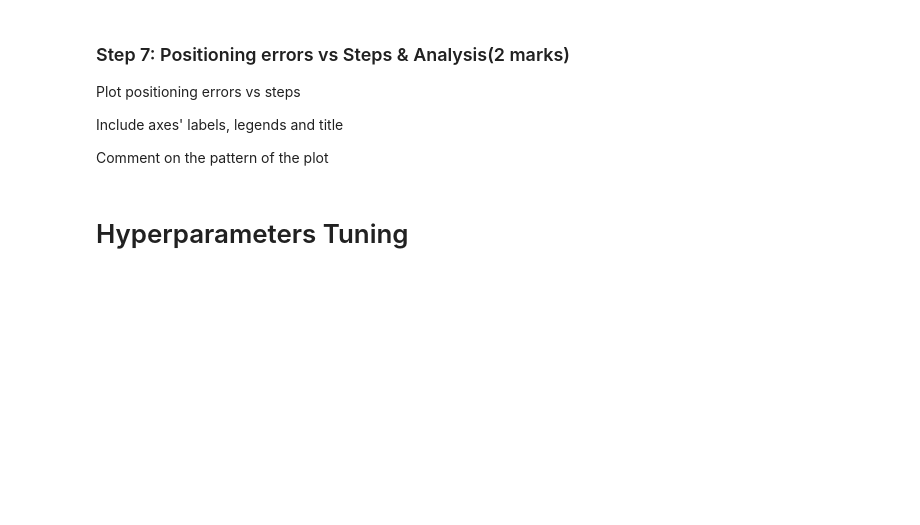
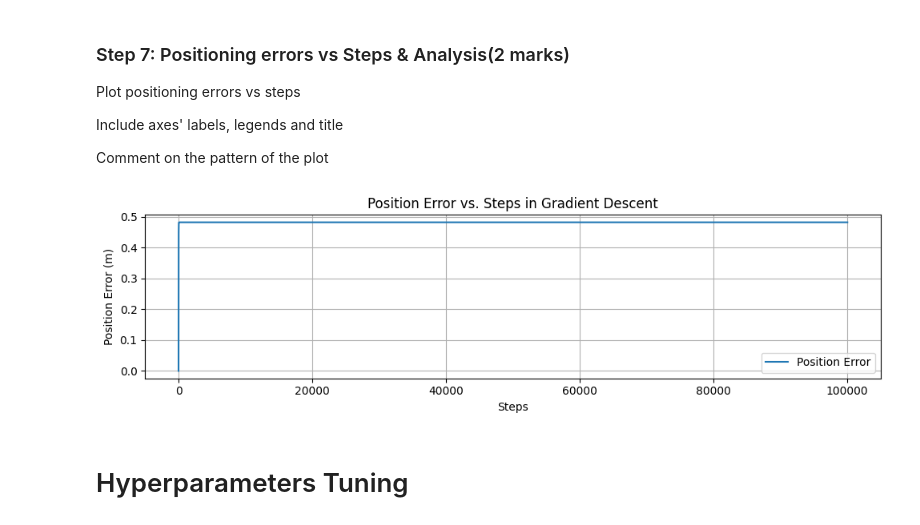
Before and after one commit to mahweerkumar/engg680_2024_fall, a Jupyter notebook: Lab_Assignment3/Assignment3 (1).ipynb, the cells around one changed output. Drawn from its saved outputs; the diff is of its cells as text; code cells hidden in the pictures; blank space fills up the shorter version.

```diff
--- a/Lab_Assignment3/Assignment3 (1).ipynb
+++ b/Lab_Assignment3/Assignment3 (1).ipynb
@@ -305,0 +396,20 @@ optimized_params = #...
+# %%
+# Call the gradient_descent function to optimize the estimating parameters
+optimized_params = gradient_descent(pseudorange, s_pos)
+
+# Compute the final position errors of receiver (assuming GroundTruth is known)
+# Replace with actual ground truth values if available
+GroundTruth = np.array([0, 0, 0])  # Replace with known ground truth for comparison
+position_error = optimized_params[:3] - GroundTruth
+
+# Print the mentioned metrics
+print("Optimized parameters (x_r, y_r, z_r, cdT):", optimized_params)
+print("Final position errors of receiver:", position_error)
+print("Number of steps taken for convergence:", steps_count)
+
+# Compute and print final cost and gradient values
+final_cost = cost_function(optimized_params[:3], optimized_params[3], s_pos, pseudorange)
+final_grad = gradient(optimized_params[:3], optimized_params[3], s_pos, pseudorange)
+
+print("Final cost value:", final_cost)
+print("Final gradient values:", final_grad)
@@ -362,3 +527,52 @@ plt.show()
+# %%
+# Assuming gradient and cost_function are already defined
+
+def gradient_descent(pseudorange, s_pos, ground_truth, learning_rate=0.01, max_iters=100000, tolerance=1e-6):
+    X = np.zeros(4)  # Initialize (x_r, y_r, z_r, cdT)
+    position_errors = []
+
+    for i in range(max_iters):
+        r_pos, cdT = X[:3], X[3]
+
+        # Compute position error as the Euclidean distance to the ground truth
+        position_error = np.linalg.norm(r_pos - ground_truth)
+        position_errors.append(position_error)
+
+        # Compute the gradient and update the position estimate
+        grad = gradient(r_pos, cdT, s_pos, pseudorange)
+        X -= learning_rate * grad  # Update estimates
+
+        # Check for convergence based on position error
+        if i > 0 and position_error < tolerance:
+            print(f"Converged in {i} steps!")
+            break
+
+    return X, position_errors
+
+# Example ground truth (replace with actual ground truth)
+ground_truth = np.array([0, 0, 0])  # Receiver's true position (example)
+
+# Run gradient descent
+optimized_params, position_errors = gradient_descent(pseudorange, s_pos, ground_truth)
+
+# Plotting position errors vs. steps
+fig, ax = plt.subplots(nrows=1, ncols=1, figsize=(10, 3))
+ax.plot(position_errors)
+ax.set_xlabel('Steps')
+ax.set_ylabel('Position Error (m)')
+ax.set_title('Position Error vs. Steps in Gradient Descent')
+ax.legend(['Position Error'])
+ax.grid(True)
+
+fig.tight_layout()
+plt.show()
+
+# Comment on the pattern
+# The plot should show a decreasing trend in the position error as the algorithm progresses. Initially, the error will be large,
+# but as the gradient descent iterates, the error should reduce, indicating that the estimated position is approaching the true position.
+# Once the error becomes small and stabilizes, the optimization is likely to have converged to a solution close to the true position.
+# %% [output]
+[figure, added]
 # %% [markdown]
 # Hyperparameters Tuning
 # %% [markdown]
```
Also changed, not shown: parts of 12 cells of this notebook.
